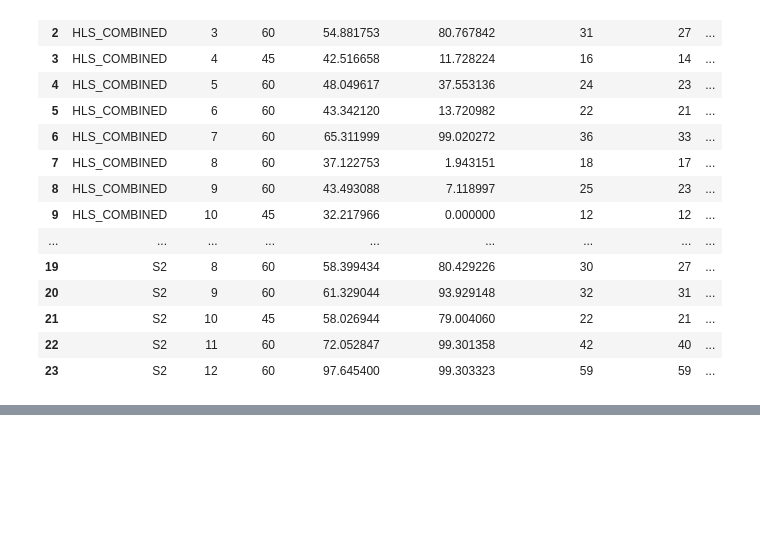
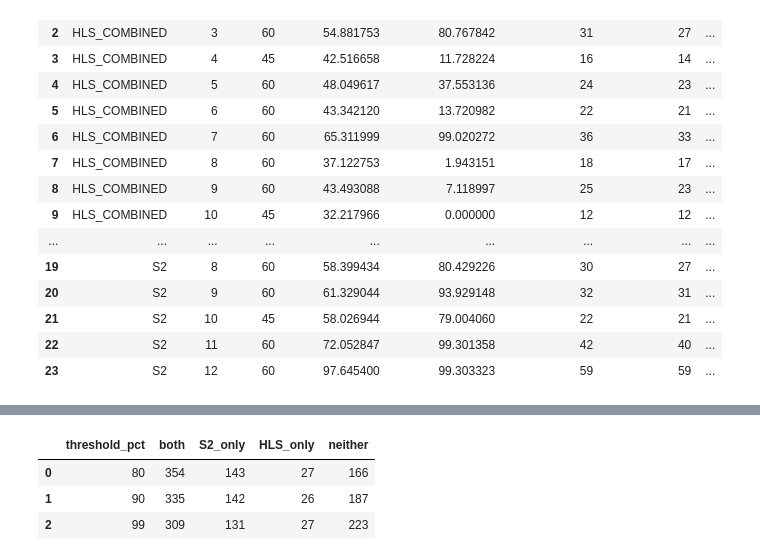
Before and after one commit to CrsMontes/26-et-downscaling-fundacion, a Jupyter notebook: notebooks/diagnostics/03_optical_source_selection.ipynb, the cells around one changed output, grey strips where cells are left out. Cells and saved outputs as stored; diff of their text form; code cells hidden in the pictures; blank space fills up the shorter version.

```diff
--- a/notebooks/diagnostics/03_optical_source_selection.ipynb
+++ b/notebooks/diagnostics/03_optical_source_selection.ipynb
@@ -3926,0 +7082,84 @@ display(
+# %%
+# ============================================================
+# Paired spatial-support availability
+# ============================================================
+
+threshold_rows = []
+
+
+for threshold in [
+    80,
+    90,
+    99,
+]:
+
+    s2_ok = (
+        paired_optical[
+            "coverage_pct_S2"
+        ]
+        >= threshold
+    )
+
+    hls_ok = (
+        paired_optical[
+            "coverage_pct_HLS_COMBINED"
+        ]
+        >= threshold
+    )
+
+    threshold_rows.append(
+        {
+            "threshold_pct":
+                threshold,
+
+            "both":
+                int(
+                    (
+                        s2_ok
+                        & hls_ok
+                    )
+                    .sum()
+                ),
+
+            "S2_only":
+                int(
+                    (
+                        s2_ok
+                        & ~hls_ok
+                    )
+                    .sum()
+                ),
+
+            "HLS_only":
+                int(
+                    (
+                        ~s2_ok
+                        & hls_ok
+                    )
+                    .sum()
+                ),
+
+            "neither":
+                int(
+                    (
+                        ~s2_ok
+                        & ~hls_ok
+                    )
+                    .sum()
+                ),
+        }
+    )
+
+
+paired_support_summary = pd.DataFrame(
+    threshold_rows
+)
+
+display(
+    paired_support_summary
+)
+# %% [output]
+|  | threshold_pct | both | S2_only | HLS_only | neither |
+| 0 | 80 | 354 | 143 | 27 | 166 |
+| 1 | 90 | 335 | 142 | 26 | 187 |
+| 2 | 99 | 309 | 131 | 27 | 223 |
```
Also changed, not shown: parts of 43 cells of this notebook, 29 other files.
